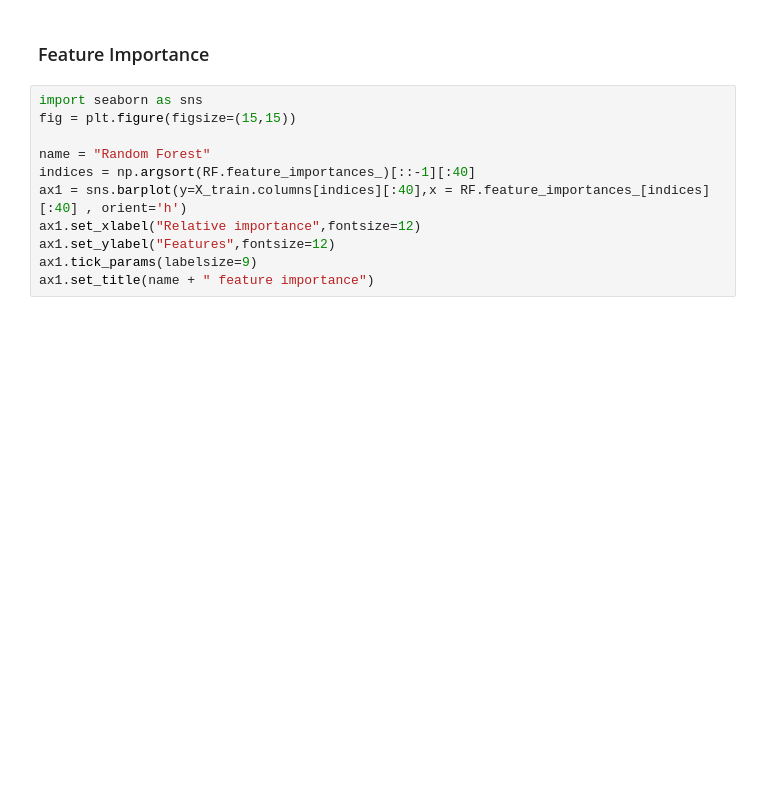
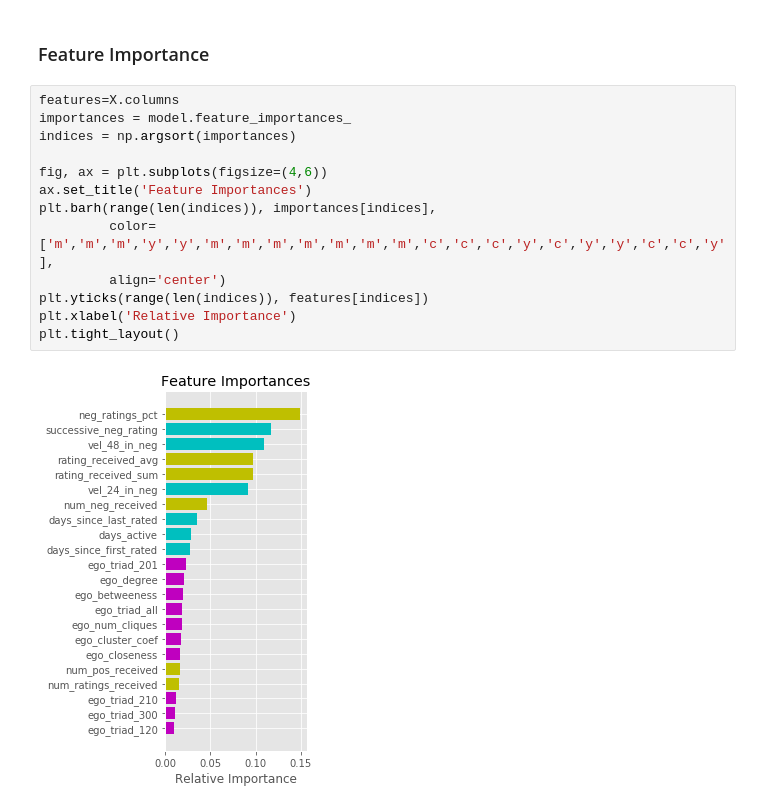
Before and after one commit to allanalberts/Fighting-Fraud-With-Graph-Theory, a Jupyter notebook: notebooks/Model-Predictions.ipynb, the cells around one changed output. Drawn from its saved outputs; the diff is of its cells as text; blank space fills up the shorter version.

```diff
--- a/notebooks/Model-Predictions.ipynb
+++ b/notebooks/Model-Predictions.ipynb
@@ -256,14 +222,18 @@ x_pred['prediction_with_features'] = pred_with_features
 x_pred
 # %% [markdown]
 ### Feature Importance
-# %%
-import seaborn as sns
-fig = plt.figure(figsize=(15,15))
-
-name = "Random Forest"
-indices = np.argsort(RF.feature_importances_)[::-1][:40]
-ax1 = sns.barplot(y=X_train.columns[indices][:40],x = RF.feature_importances_[indices][:40] , orient='h')
-ax1.set_xlabel("Relative importance",fontsize=12)
-ax1.set_ylabel("Features",fontsize=12)
-ax1.tick_params(labelsize=9)
-ax1.set_title(name + " feature importance")
+# %%
+features=X.columns
+importances = model.feature_importances_
+indices = np.argsort(importances)
+
+fig, ax = plt.subplots(figsize=(4,6))
+ax.set_title('Feature Importances')
+plt.barh(range(len(indices)), importances[indices],
+         color=['m','m','m','y','y','m','m','m','m','m','m','m','c','c','c','y','c','y','y','c','c','y'],
+         align='center')
+plt.yticks(range(len(indices)), features[indices])
+plt.xlabel('Relative Importance')
+plt.tight_layout()
+# %% [output]
+[figure, added]
```
Also changed, not shown: parts of 12 cells of this notebook, 1 other file.
